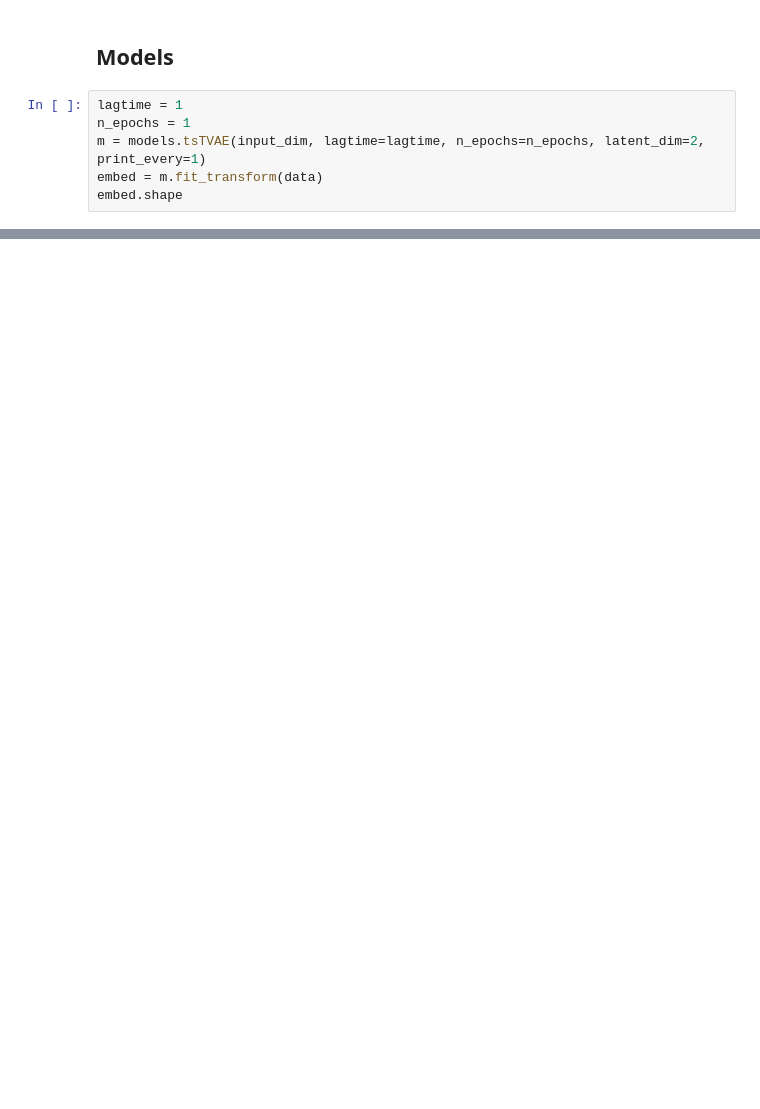
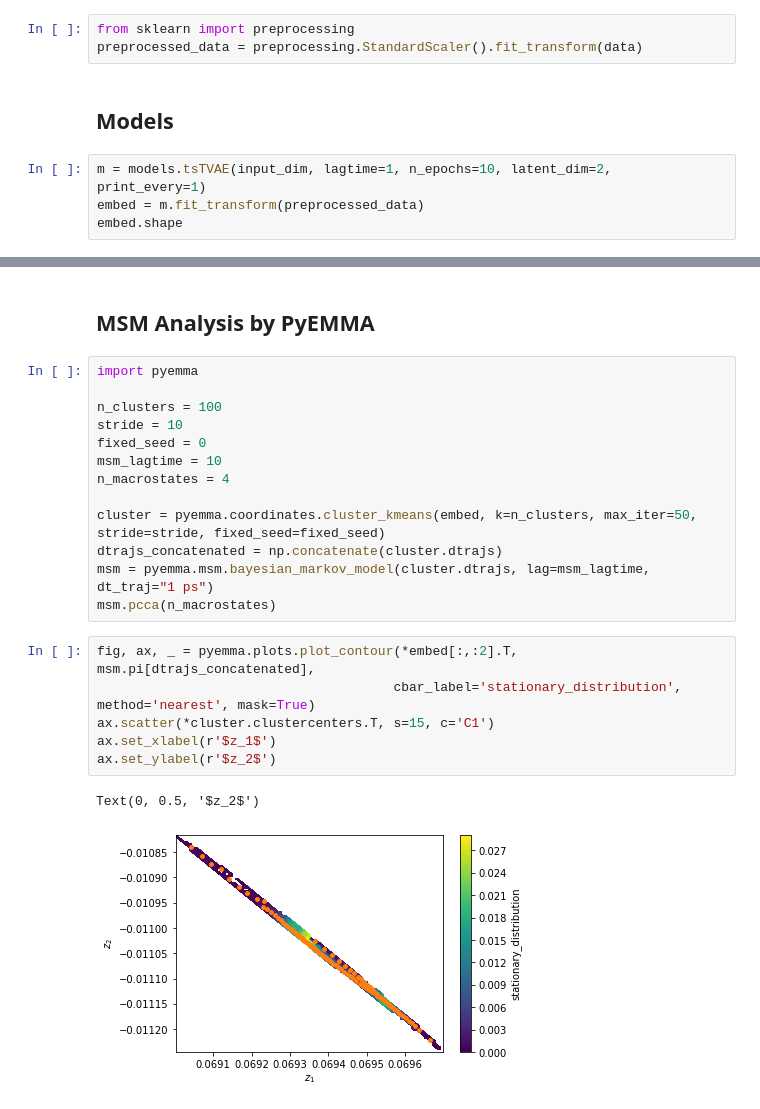
Before and after one commit to ZoneTsuyoshi/time-structured-vae, a Jupyter notebook: example.ipynb, the cells around one changed output, grey strips where cells are left out. Cells and saved outputs as stored; diff of their text form; blank space fills up the shorter version.

Commit message:
modify loss reduction from mean to sum regarding dim and mean regarding batch, add MSM analysis examples

```diff
--- a/example.ipynb
+++ b/example.ipynb
@@ -26,12 +26,13 @@ data = np.load('alanine-dipeptide-3x250ns-heavy-atom-positions.npz')["arr_0"]
 ref_data = np.load('alanine-dipeptide-3x250ns-backbone-dihedrals.npz')["arr_0"]
 
 n_timesteps, input_dim = data.shape
+# %%
+from sklearn import preprocessing
+preprocessed_data = preprocessing.StandardScaler().fit_transform(data)
 # %% [markdown]
 ## Models
 # %%
-lagtime = 1
-n_epochs = 1
-m = models.tsTVAE(input_dim, lagtime=lagtime, n_epochs=n_epochs, latent_dim=2, print_every=1)
-embed = m.fit_transform(data)
+m = models.tsTVAE(input_dim, lagtime=1, n_epochs=10, latent_dim=2, print_every=1)
+embed = m.fit_transform(preprocessed_data)
 embed.shape
 # %% [output]
@@ -39 +49,25 @@ Train Epoch: [1/1] main:0.7567 MSELoss:0.0630 KLD Loss:0.0000 KLD Transition Los
 (250000, 2)
+# %% [markdown]
+## MSM Analysis by PyEMMA
+# %%
+import pyemma
+
+n_clusters = 100
+stride = 10
+fixed_seed = 0
+msm_lagtime = 10
+n_macrostates = 4
+
+cluster = pyemma.coordinates.cluster_kmeans(embed, k=n_clusters, max_iter=50, stride=stride, fixed_seed=fixed_seed)
+dtrajs_concatenated = np.concatenate(cluster.dtrajs)
+msm = pyemma.msm.bayesian_markov_model(cluster.dtrajs, lag=msm_lagtime, dt_traj="1 ps")
+msm.pcca(n_macrostates)
+# %%
+fig, ax, _ = pyemma.plots.plot_contour(*embed[:,:2].T, msm.pi[dtrajs_concatenated],
+                                      cbar_label='stationary_distribution', method='nearest', mask=True)
+ax.scatter(*cluster.clustercenters.T, s=15, c='C1')
+ax.set_xlabel(r'$z_1$')
+ax.set_ylabel(r'$z_2$')
+# %% [output]
+Text(0, 0.5, '$z_2$')
+[figure, added]
```
Also changed, not shown: parts of 6 cells of this notebook, 6 other files.
